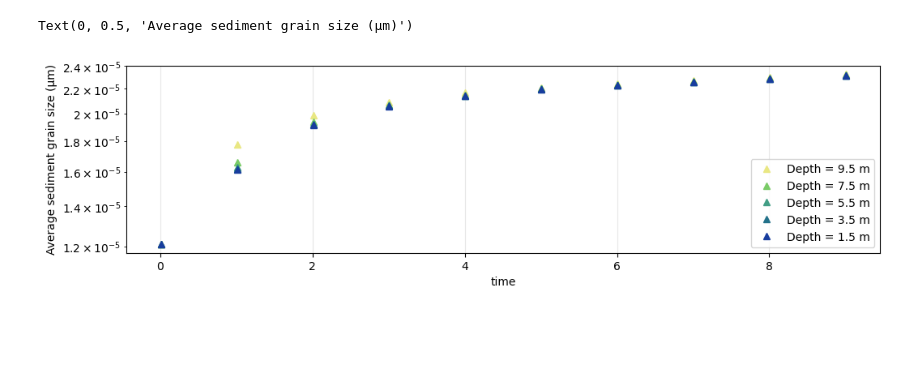
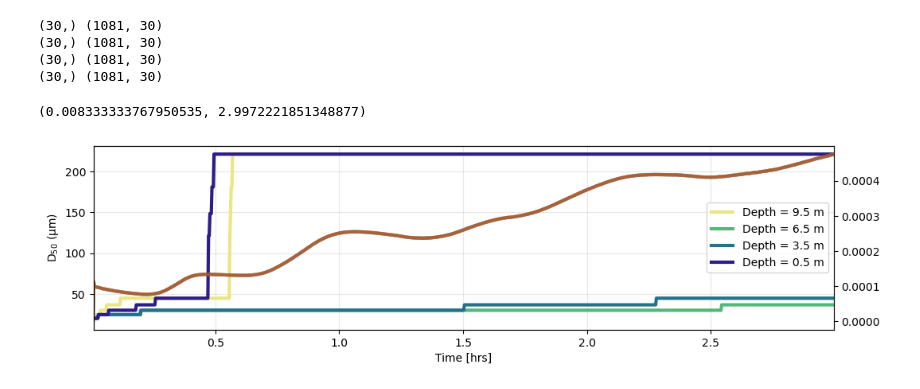
Before and after one commit to sienna-white/enkf_sediment, a Jupyter notebook: plot_sediment.ipynb, the cells around one changed output. Drawn from its saved outputs; the diff is of its cells as text; code cells hidden in the pictures; blank space fills up the shorter version.

```diff
--- a/plot_sediment.ipynb
+++ b/plot_sediment.ipynb
@@ -6,10 +6,10 @@ import pandas as pd
 import cmocean as cmo
 
 
-ds = xr.open_dataset("hydro_FlocOn.nc")
+ds = xr.open_dataset("hydro_FlocOn.nc", decode_times=False)
 print(ds)
 
-ds2 = xr.open_dataset("hydro_FlocOff.nc")
+ds2 = xr.open_dataset("hydro_FlocOff.nc", decode_times=False)
 
 nt = len(ds.time) - 1
 # %% [output]
@@ -80,16 +82,18 @@ fig, axs = plt.subplots(nrows=2, ncols=3, figsize=(12, 6), sharex=True, sharey=T
 axs = axs.flatten()
 
 z = ds.z.values
-for i,t in enumerate(range(3, nt, nt//6)):
+for i,t in enumerate(range(0, nt, nt//6)):
     # var = ds.Kz.isel(time=12)
 
     for dep in range(0, 50, 15):
         var = ds.ssc.isel(z=dep).isel(time=t)
-        axs[i].plot(ds.Ds.values*1e6, var/1e6, 'x', color=cmo.cm.haline(z[dep]/10), label="Depth = %2.1f m" % z[dep]) #,color=cmo.cm.thermal(t/nt))
+        axs[i].plot(ds.Ds.values*1e6, var, 'x', color=cmo.cm.haline(z[dep]/10), label="Depth = %2.1f m" % z[dep]) #,color=cmo.cm.thermal(t/nt))
     # axs[i].plot(ds.ssc.isel(time=400).isel(Ds=i), ds.z)
+        print(var)
 # print(var.values)
     axs[i].set_xscale('log')
     axs[i].grid(alpha=0.3)
+    axs[i].set_yscale('log')
 
     axs[i].set_xlabel("Sediment grain size (µm)")
     axs[i].set_ylabel("10$^6$ particles/m$^3$")
@@ -100,28 +121,41 @@ plt.tight_layout()
 # %%
 fig, ax = plt.subplots(nrows=1, ncols=1, figsize=(12, 3), sharex=True, sharey=True)
+ax2 = ax.twinx()
 
 z = ds.z.values
-for i,t in enumerate(range(3, nt, nt//10)):
-    # var = ds.Kz.isel(time=12)
 
-    for dep in range(2, 50, 10):
-        var = ds.ssc.isel(z=dep).isel(time=t)
-        # print(var.values)
-        mean_d = np.average(ds.Ds.values, weights=var.values)
-        if i==0:
-            ax.plot(t/360, mean_d, '^', color=cmo.cm.haline(z[dep]/10), label="Depth = %2.1f m" % z[dep]) #,color=cmo.cm.thermal(t/nt))
-        else:
-            ax.plot(t/360, mean_d, '^', color=cmo.cm.haline(z[dep]/10)) #,color=cmo.cm.thermal(t/nt))
+for dep in range(2, 50, 15):
+    hours = ds.time.values / 360
 
-ax.set_yscale('log')
+    var = ds.ssc.isel(z=dep) # .isel(time=t)
+
+
+    print(ds.Ds.values.shape, var.values.shape)
+    # broadcast Ds to match var shape
+    Ds = np.broadcast_to(ds.Ds.values, var.values.shape)
+    weights = var.values + 1e-3
+
+    mean_d = np.percentile(Ds, axis=1, q=50, weights=weights, method="inverted_cdf")
+
+    ax.plot(hours, mean_d*1e6, color=cmo.cm.haline(z[dep]/10), linewidth=3, label="Depth = %2.1f m" % z[dep]) #,color=cmo.cm.thermal(t/nt))
+
+    kz = ds.Kq.mean(dim="z")
+    ax2.plot(hours, kz, linewidth=3, alpha = 0.5)
+
+# ax.set_yscale('log')
 ax.grid(alpha=0.3)
 ax.legend()
-
-ax.set_xlabel("time")
-ax.set_ylabel("Average sediment grain size (µm)")
+# ax.set_xlim(0, 5)
+ax.set_xlabel("Time [hrs]")
+ax.set_ylabel("D$_{50}$ (µm)")
+ax.set_xlim(hours[2], hours[-3])
 #     axs[i].set_ylabel("10$^6$ particles/m$^3$")
 # axs[0].legend()
 # plt.tight_layout()
 # %% [output]
-Text(0, 0.5, 'Average sediment grain size (µm)')
+(30,) (1081, 30)
+(30,) (1081, 30)
+(30,) (1081, 30)
+(30,) (1081, 30)
+(0.008333333767950535, 2.9972221851348877)
-[figure, old version]
+[figure, new version]
```
Also changed, not shown: parts of 3 cells of this notebook, 2 other files.
